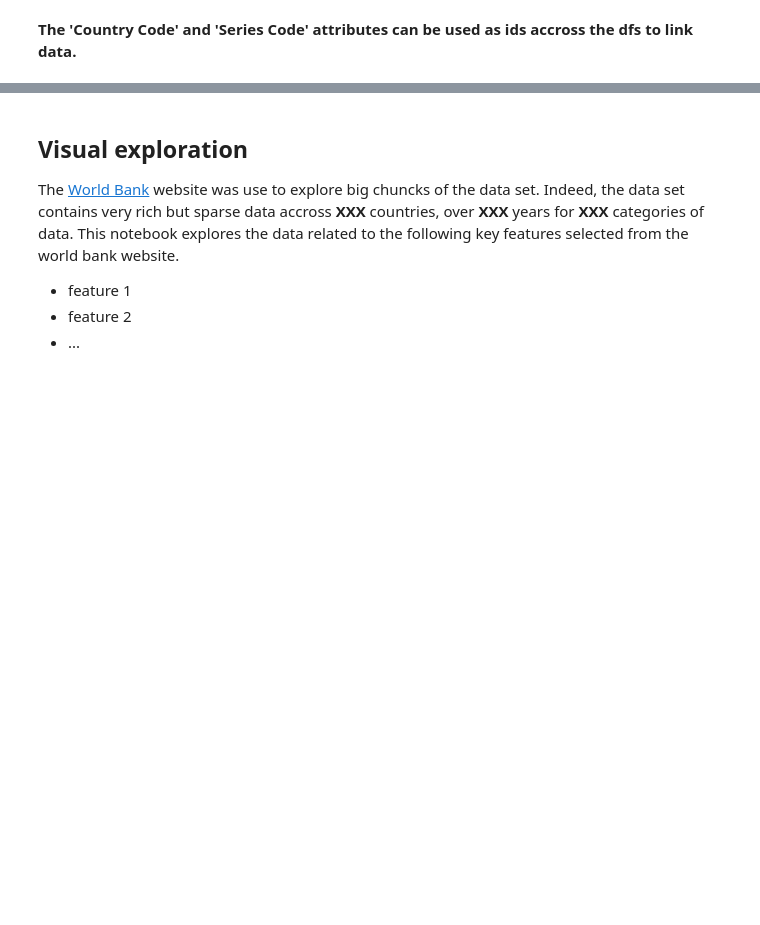
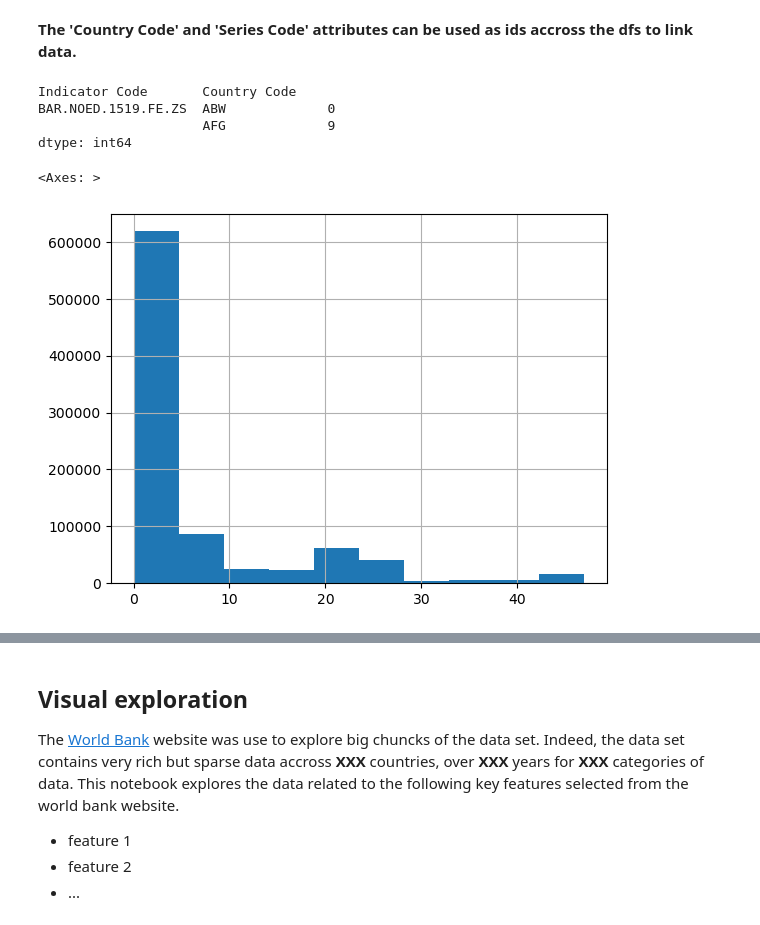
Before and after one commit to BDURON99/School-Explorer, a Jupyter notebook: Milestone1.ipynb, the cells around one changed output, grey strips where cells are left out. Drawn from its saved outputs; the diff is of its cells as text; code cells hidden in the pictures; blank space fills up the shorter version.

```diff
--- a/Milestone1.ipynb
+++ b/Milestone1.ipynb
@@ -54,3 +54,15 @@ Index(['Country Code', 'Short Name', 'Table Name', 'Long Name', '2-alpha code',
       dtype='object')
 # %% [markdown]
 **The 'Country Code' and 'Series Code' attributes can be used as ids accross the dfs to link data.**
+# %%
+# Selecting data attributes with sufficient data points
+number_of_years_with_data = data.groupby(["Indicator Code", "Country Code"]).count().sum(axis=1)-2
+display(number_of_years_with_data.head(2))
+number_of_years_with_data.sort_values(ascending=False).hist()
+# %% [output]
+Indicator Code       Country Code
+BAR.NOED.1519.FE.ZS  ABW             0
+                     AFG             9
+dtype: int64
+<Axes: >
+[figure, added]
```
Also changed, not shown: parts of 5 cells of this notebook.
